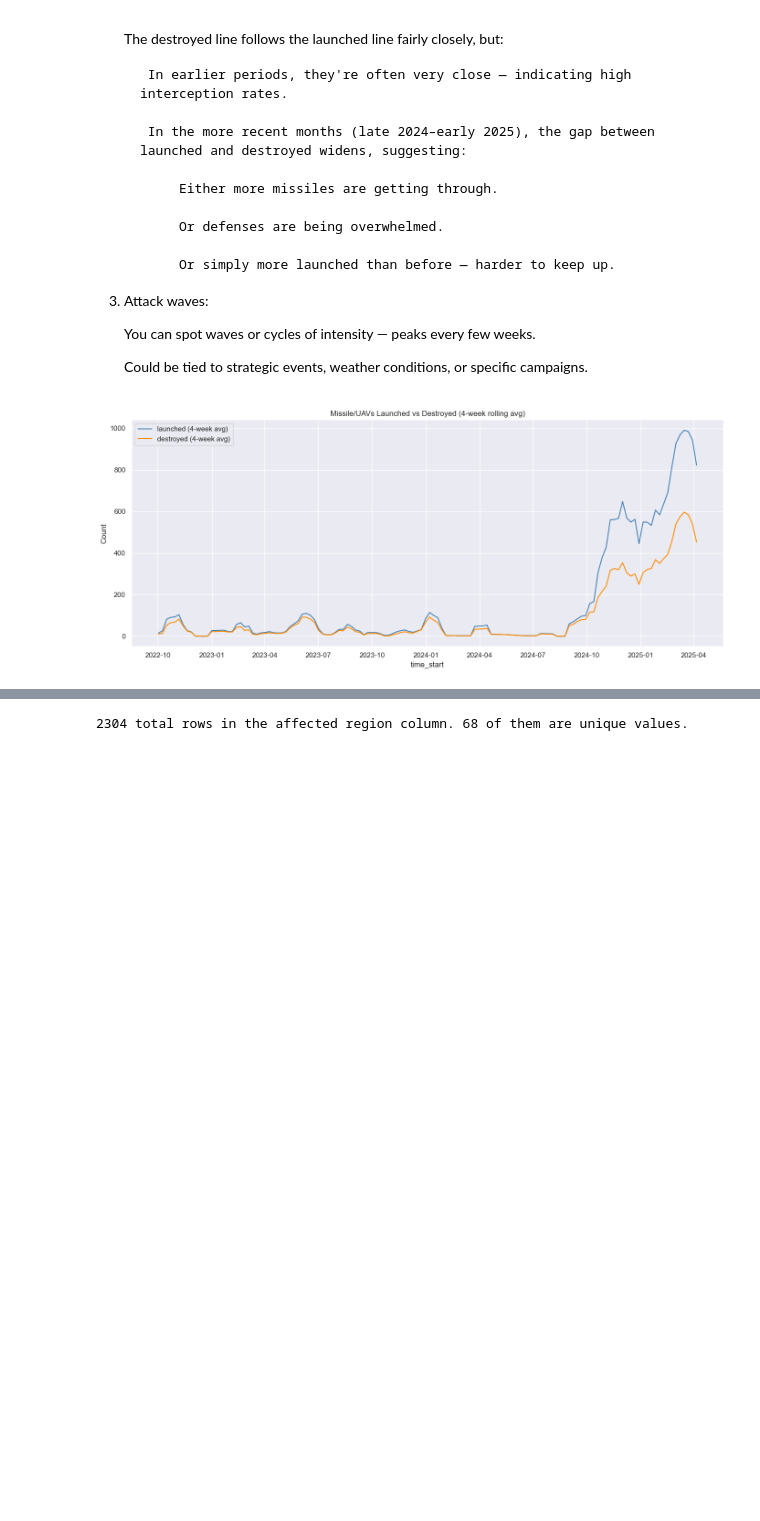
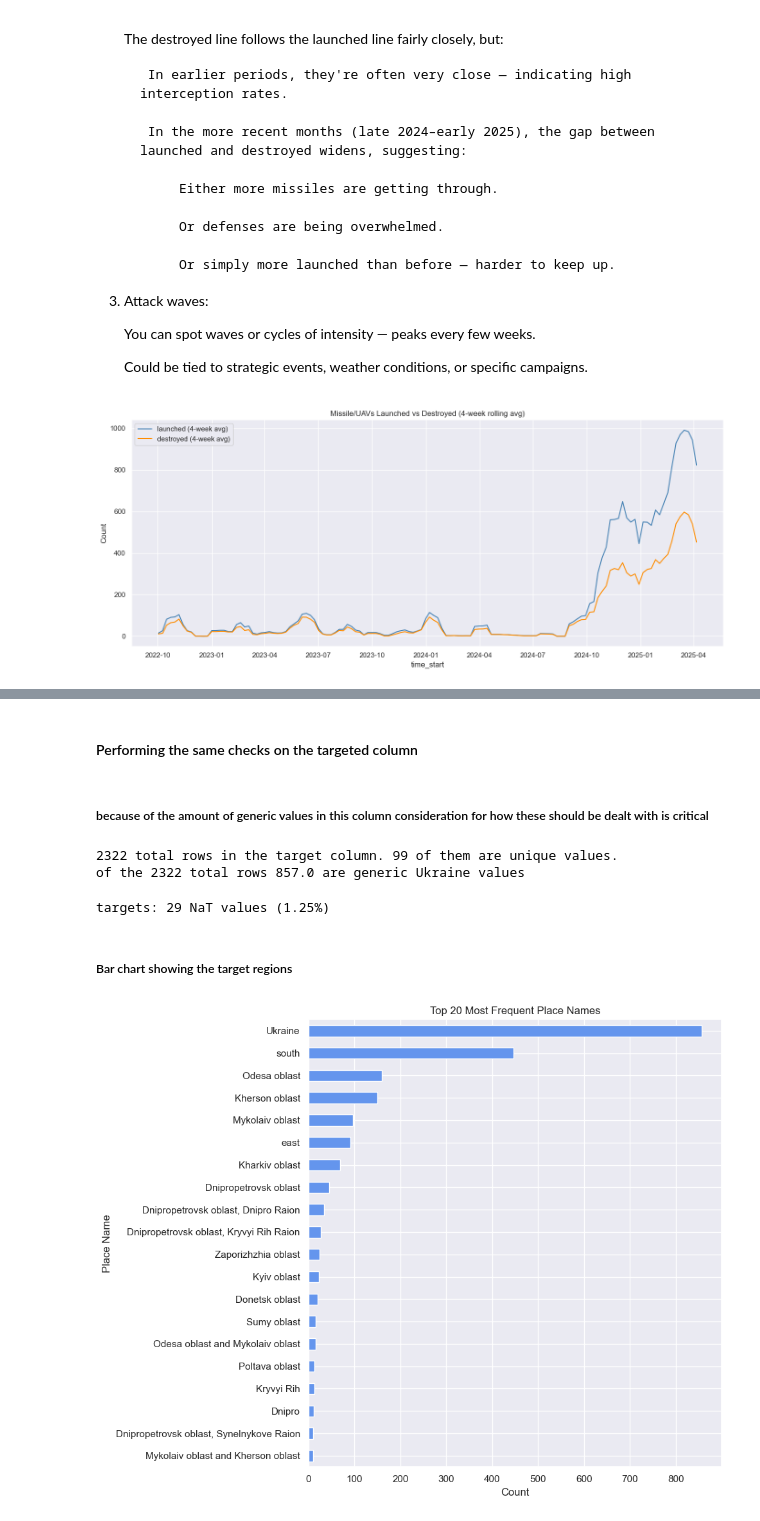
Before and after one commit to Dualboi/ml-analysis-ukraine-attacks, a Jupyter notebook: cleaning_exploring_the_dataset.ipynb, the cells around one changed output, grey strips where cells are left out. Saved outputs shown, nothing was run; the diff lists cells and outputs as text; code cells hidden in the pictures; blank space fills up the shorter version.

```diff
--- a/cleaning_exploring_the_dataset.ipynb
+++ b/cleaning_exploring_the_dataset.ipynb
@@ -18,7 +18,7 @@ import matplotlib
 import matplotlib.pyplot as plt
 import pandas as pd
 import seaborn as sns
-sns.set (style="darkgrid")
+sns.set_theme (style="darkgrid")
 # %%
 # from direct download
 
@@ -74,2 +76,34 @@ dtype: object
+# %%
+# backing up original string values
+df['raw_time_start'] = df['time_start']
+df['raw_time_end'] = df['time_end']
+
+
+# Convert to datetime
+df['time_start'] = pd.to_datetime(df['time_start'], errors='coerce')
+df['time_end'] = pd.to_datetime(df['time_end'], errors='coerce')
+
+# Function to replace missing time to a default of 6am if date is still valid
+def default_missing_time(parsed_dt, original_str):
+    if pd.isna(parsed_dt):
+        return pd.NaT
+    # If orignal string has no valid time info set default to 6am
+    if ':' not in str(original_str):
+        return parsed_dt.replace(hour=6, minute=0, second=0, microsecond=0)
+    return parsed_dt # Keep as-is if time was specified
+
+# Apply the function to each row
+df['time_start'] = [
+    default_missing_time(parsed, raw)
+    for parsed, raw in zip(df['time_start'], df['raw_time_start'])
+]
+
+df['time_end'] = [
+    default_missing_time(parsed, raw)
+    for parsed, raw in zip(df['time_end'], df['raw_time_end'])
+]
+
+# Drop the temporary raw columns if not needed
+df.drop(columns=['raw_time_start', 'raw_time_end'], inplace=True)
 # %% [markdown]
 #### Handling null/missing values in numeric fields if needed
@@ -177,6 +238,40 @@ plt.show()
+# %% [markdown]
+#### Performing the same checks on the targeted column
+# %% [markdown]
+##### because of the amount of generic values in this column consideration for how these should be dealt with is critical
 # %%
-# Calculating the amount of unique regions and Calculating the total rows in affected region column
-unique_count = df['affected region'].nunique()
-print(len(df['affected region']),'total rows in the affected region column.',f"{unique_count} of them are unique values.")
+# Calculating the amount of unique targets and Calculating the total rows in affected target column
+unique_count = df['target'].nunique()
+print(len(df['target']),'total rows in the target column.',f"{unique_count} of them are unique values.")
+
+count = df['target'].str.lower().str.count('ukraine').sum()
+print('of the',(len(df['target'])),'total rows',f"{count} are generic Ukraine values")
 # %% [output]
-2304 total rows in the affected region column. 68 of them are unique values.
+2322 total rows in the target column. 99 of them are unique values.
+of the 2322 total rows 857.0 are generic Ukraine values
+# %%
+# calculating the amount of nat (Not a Time) values in the two columns
+total_rows = len(df)
+
+# For affected region
+nat_start_count = df['target'].isna().sum()
+nat_start_pct = (nat_start_count / total_rows) * 100
+
+
+print(f"targets: {nat_start_count} NaT values ({nat_start_pct:.2f}%)")
+# %% [output]
+targets: 29 NaT values (1.25%)
+# %% [markdown]
+##### Bar chart showing the target regions
+# %%
+top_places = df['target'].value_counts().head(20)
+top_places.plot(kind='barh', figsize=(10, 8), color='cornflowerblue')
+
+plt.xlabel('Count')
+plt.ylabel('Place Name')
+plt.title('Top 20 Most Frequent Place Names')
+plt.gca().invert_yaxis()  # Highest on top
+plt.tight_layout()
+plt.show()
+# %% [output]
+[figure, added]
```
Also changed, not shown: parts of 15 cells of this notebook, 3 other files.
